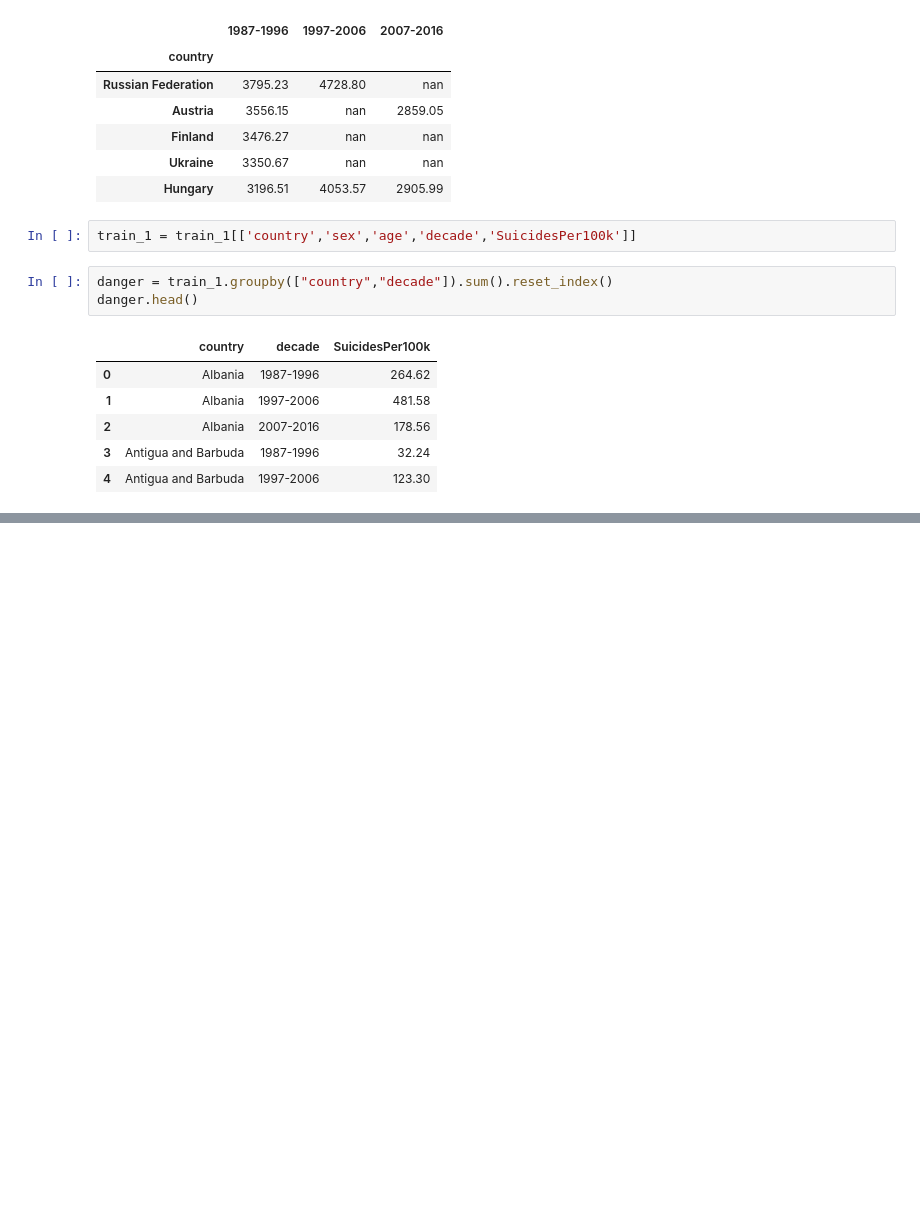
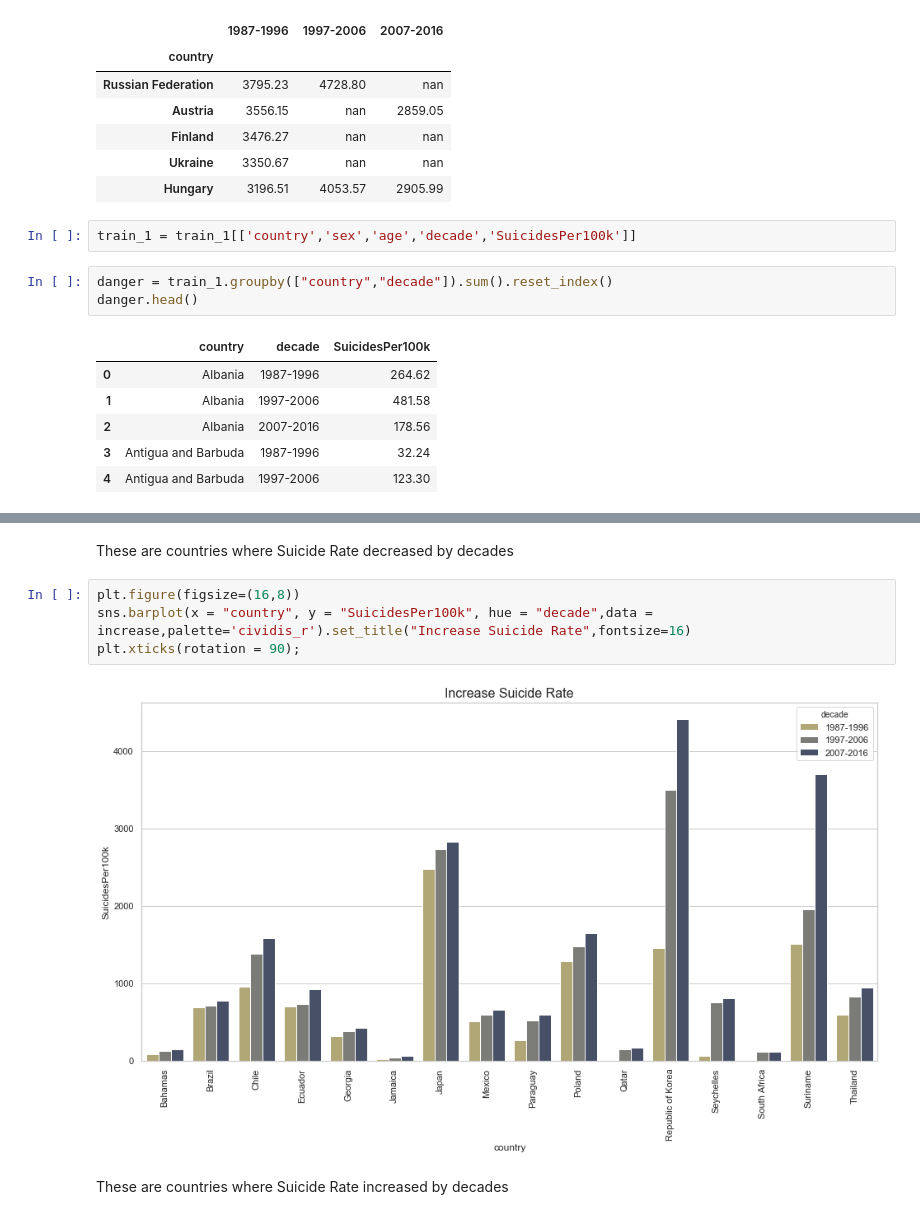
Before and after one commit to JakubPluta/EDA-ML, a Jupyter notebook: 1. Suicide Rates - Analysis.ipynb, the cells around one changed output, grey strips where cells are left out. Drawn from its saved outputs; the diff is of its cells as text; blank space fills up the shorter version.

```diff
--- a/1. Suicide Rates - Analysis.ipynb
+++ b/1. Suicide Rates - Analysis.ipynb
@@ -361,0 +381,10 @@ decades_3 = decades_3[decades_3['country']==3]['index'].tolist()
+# %% [markdown]
+These are countries where Suicide Rate decreased by decades
+# %%
+plt.figure(figsize=(16,8))
+sns.barplot(x = "country", y = "SuicidesPer100k", hue = "decade",data = increase,palette='cividis_r').set_title("Increase Suicide Rate",fontsize=16)
+plt.xticks(rotation = 90);
+# %% [output]
+[figure, added]
+# %% [markdown]
+These are countries where Suicide Rate increased by decades
```
Also changed, not shown: parts of 8 cells of this notebook.
